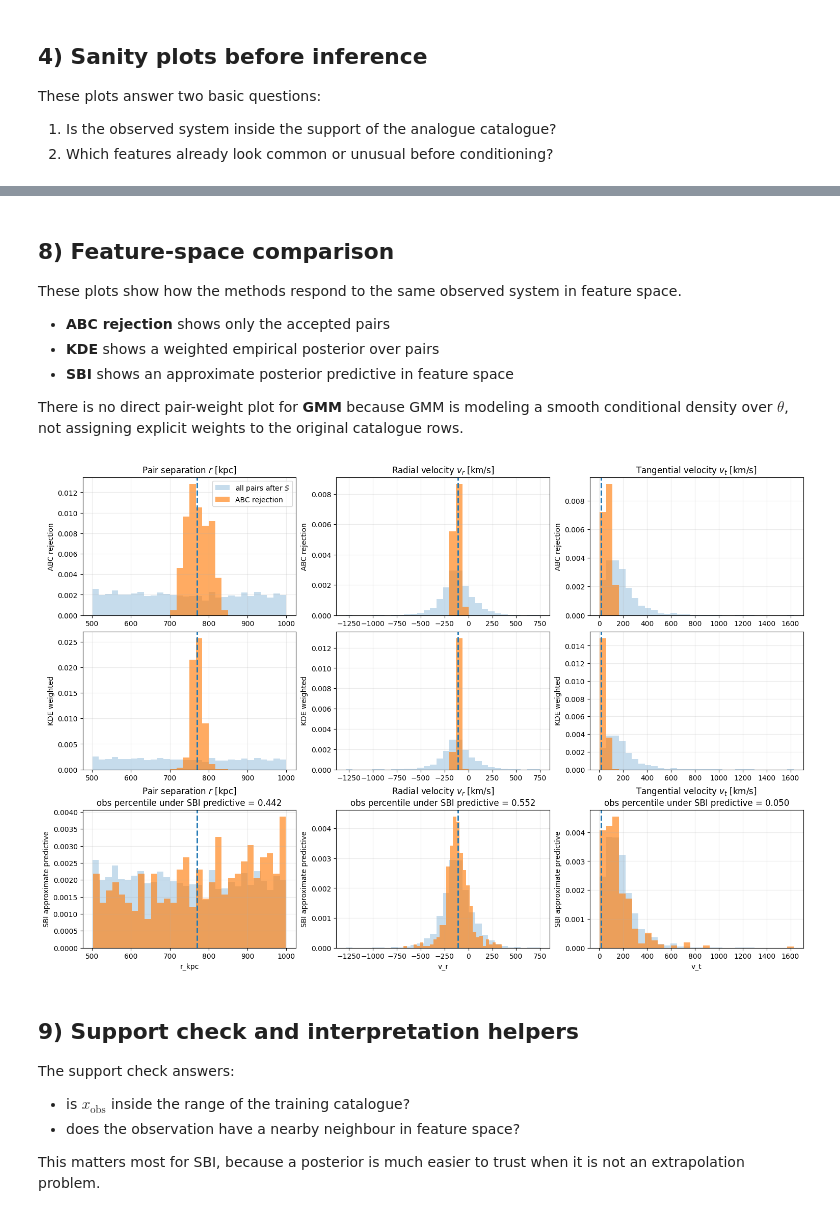
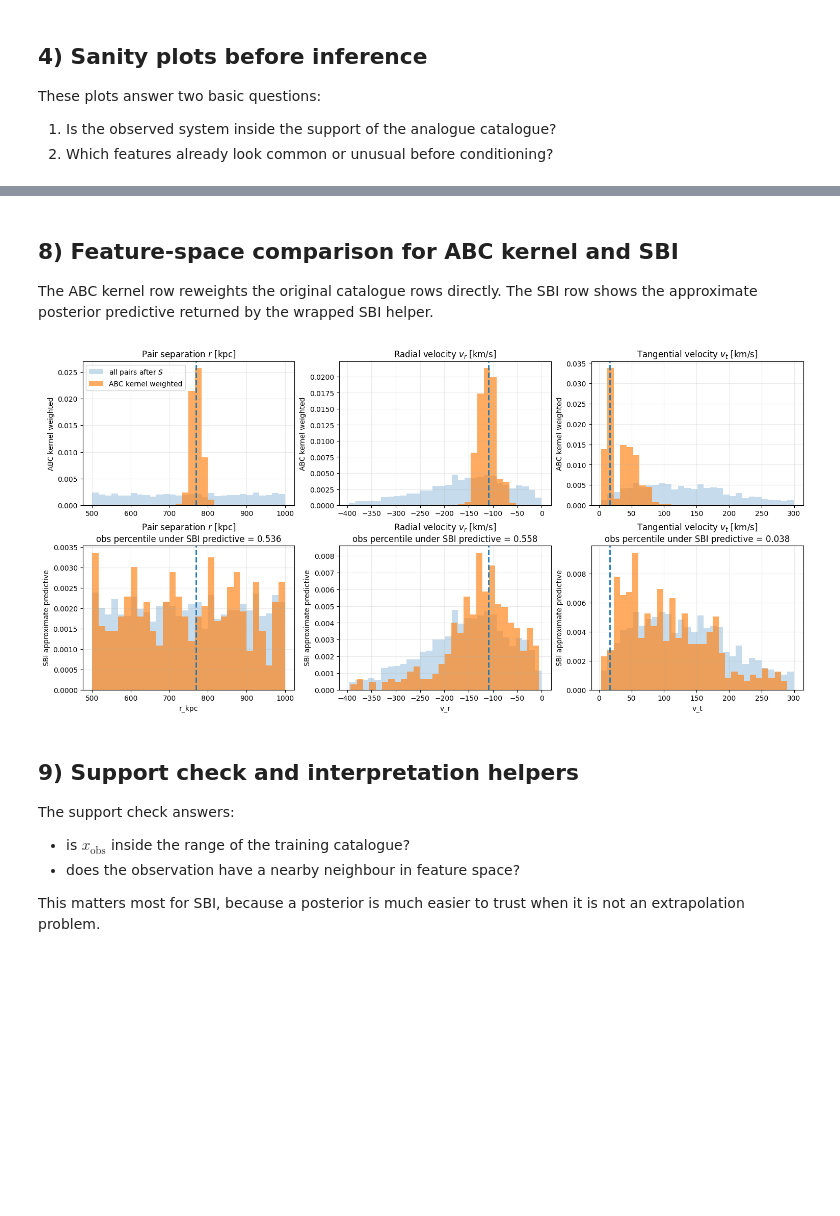
Before and after one commit to topesonen/dsp-cosmology, a Jupyter notebook: notebooks/run_simulations.ipynb, the cells around one changed output, grey strips where cells are left out. Drawn from its saved outputs; the diff is of its cells as text; code cells hidden in the pictures; blank space fills up the shorter version.

```diff
--- a/notebooks/run_simulations.ipynb
+++ b/notebooks/run_simulations.ipynb
@@ -702,22 +552,9 @@ fig, ax = plt.subplots(figsize=(8, 5))
 # Prior-like baseline
 ax.hist(theta, bins=40, density=True, alpha=0.25, label="all pairs after $S$")
 
-# ABC rejection
-if abc_result["theta_accepted"].size > 0:
-    ax.hist(
-        abc_result["theta_accepted"],
-        bins=30,
-        density=True,
-        alpha=0.35,
-        label="ABC rejection",
-    )
-
 # ABC kernel as a smooth line
 grid_abc_kernel, dens_abc_kernel = weighted_gaussian_kde_1d(theta, weights=abc_result["weights"])
-ax.plot(grid_abc_kernel, dens_abc_kernel, linewidth=5, label="ABC kernel")
-
-# KDE
-ax.plot(kde_result["theta_grid"], kde_result["theta_density"], linewidth=2, label="KDE")
+ax.plot(grid_abc_kernel, dens_abc_kernel, linewidth=3, label="ABC kernel")
 
 # GMM
 ax.plot(gmm_result["theta_grid"], gmm_result["theta_density"], linewidth=2, label="GMM")
@@ -737,66 +574,53 @@ plt.show()
 # %% [markdown]
-## 8) Feature-space comparison
+## 8) Feature-space comparison for ABC kernel and SBI
 
-These plots show how the methods respond to the same observed system in feature space.
-
-- **ABC rejection** shows only the accepted pairs
-- **KDE** shows a weighted empirical posterior over pairs
-- **SBI** shows an approximate posterior predictive in feature space
-
-There is no direct pair-weight plot for **GMM** because GMM is modeling a smooth conditional density over $\theta$, not assigning explicit weights to the original catalogue rows.
+The ABC kernel row reweights the original catalogue rows directly.
+The SBI row shows the approximate posterior predictive returned by the wrapped SBI helper.
 # %%
 def weighted_hist(ax, values, weights=None, bins=30, alpha=0.5, label=None):
     ax.hist(values, bins=bins, weights=weights, density=True, alpha=alpha, label=label)
 
-abc_rej_weights = uniform_weights_from_mask(abc_result["accept_mask"])
+
 x_pred_sbi = sbi_result["x_predictive_samples"]
 
 fig, axes = plt.subplots(
-    3,
+    2,
     len(ACTIVE_FEATURES),
-    figsize=(5 * len(ACTIVE_FEATURES), 10),
+    figsize=(5 * len(ACTIVE_FEATURES), 7.2),
     constrained_layout=True,
 )
 if len(ACTIVE_FEATURES) == 1:
-    axes = np.array(axes).reshape(3, 1)
+    axes = np.array(axes).reshape(2, 1)
 
-row_titles = ["ABC rejection", "KDE weighted", "SBI approximate predictive"]
+row_titles = ["ABC kernel weighted", "SBI approximate predictive"]
 
 for j, name in enumerate(ACTIVE_FEATURES):
     base_values = X[:, j]
 
-    # Row 1: ABC rejection
+    # Row 1: ABC kernel weighting
     ax = axes[0, j]
     weighted_hist(ax, base_values, bins=30, alpha=0.25, label="all pairs after $S$")
-    weighted_hist(ax, base_values, weights=abc_rej_weights, bins=30, alpha=0.65, label="ABC rejection")
+    weighted_hist(ax, base_values, weights=abc_result["weights"], bins=30, alpha=0.65, label="ABC kernel weighted")
     ax.axvline(x_obs[j], linestyle="--", linewidth=2)
-    ax.set_title(FEATURE_INFO[name]["label"])
+    ax.set_title(FEATURE_INFO[name].get("label", name))
     ax.set_ylabel(row_titles[0])
     ax.grid(alpha=0.25)
 
-    # Row 2: KDE
+    # Row 2: SBI approximate predictive
     ax = axes[1, j]
-    weighted_hist(ax, base_values, bins=30, alpha=0.25, label="all pairs after $S$")
-    weighted_hist(ax, base_values, weights=kde_result["weights"], bins=30, alpha=0.65, label="KDE weighted")
-    ax.axvline(x_obs[j], linestyle="--", linewidth=2)
-    ax.set_ylabel(row_titles[1])
-    ax.grid(alpha=0.25)
-
-    # Row 3: SBI approximate predictive
-    ax = axes[2, j]
     weighted_hist(ax, base_values, bins=30, alpha=0.25, label="all pairs after $S$")
     weighted_hist(ax, x_pred_sbi[:, j], bins=30, alpha=0.65, label="SBI predictive")
     ax.axvline(x_obs[j], linestyle="--", linewidth=2)
     pct = sbi_result["x_obs_predictive_percentile"][name]
-    ax.set_ylabel(row_titles[2])
+    ax.set_ylabel(row_titles[1])
     ax.set_xlabel(name)
-    ax.set_title(f"{FEATURE_INFO[name]['label']}\nobs percentile under SBI predictive = {pct:.3f}")
+    ax.set_title(f"{FEATURE_INFO[name].get('label', name)}\nobs percentile under SBI predictive = {pct:.3f}")
     ax.grid(alpha=0.25)
 
 axes[0, 0].legend()
 plt.show()
 # %% [output]
-[figure, old version]
+[figure, new version]
 # %% [markdown]
 ## 9) Support check and interpretation helpers
 
```
Also changed, not shown: parts of 20 cells of this notebook, 20 other files.
